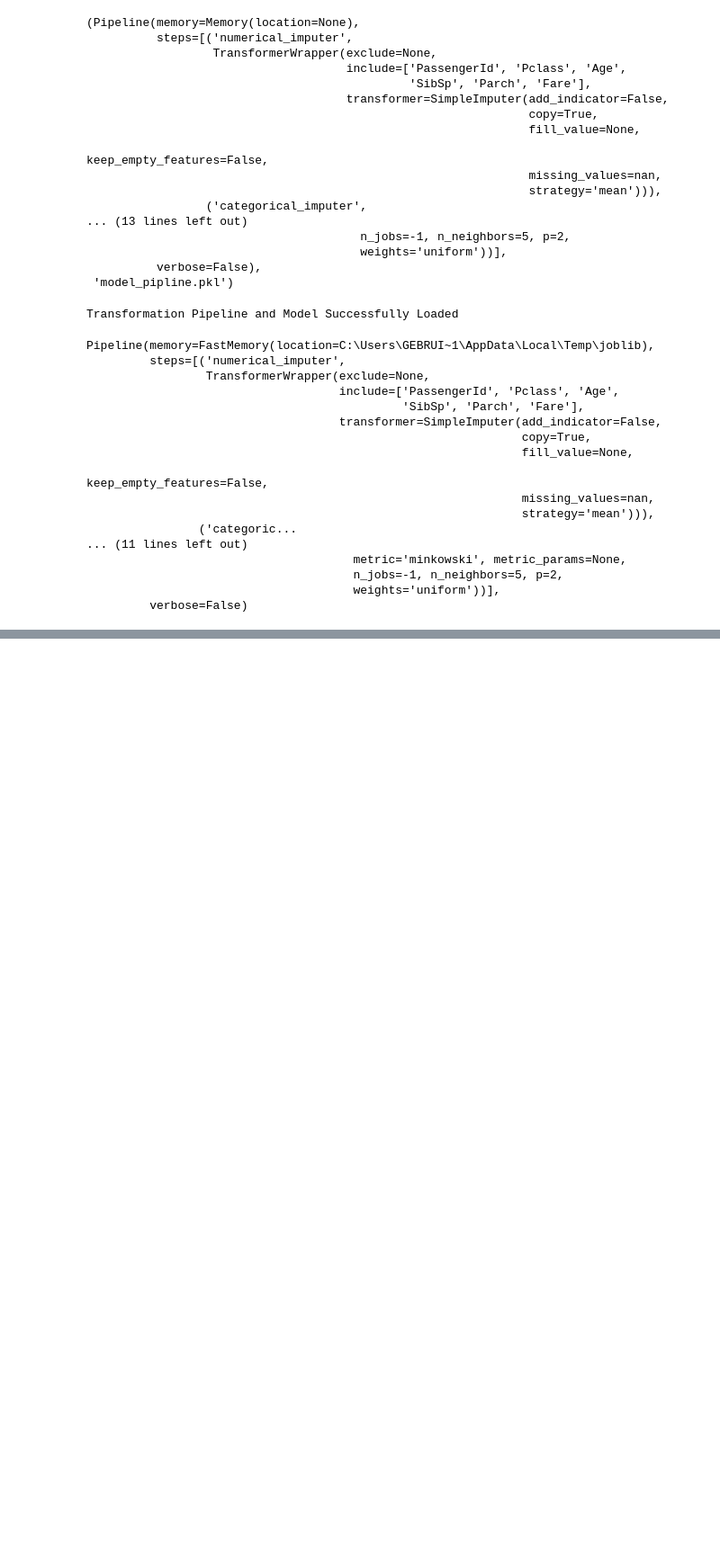
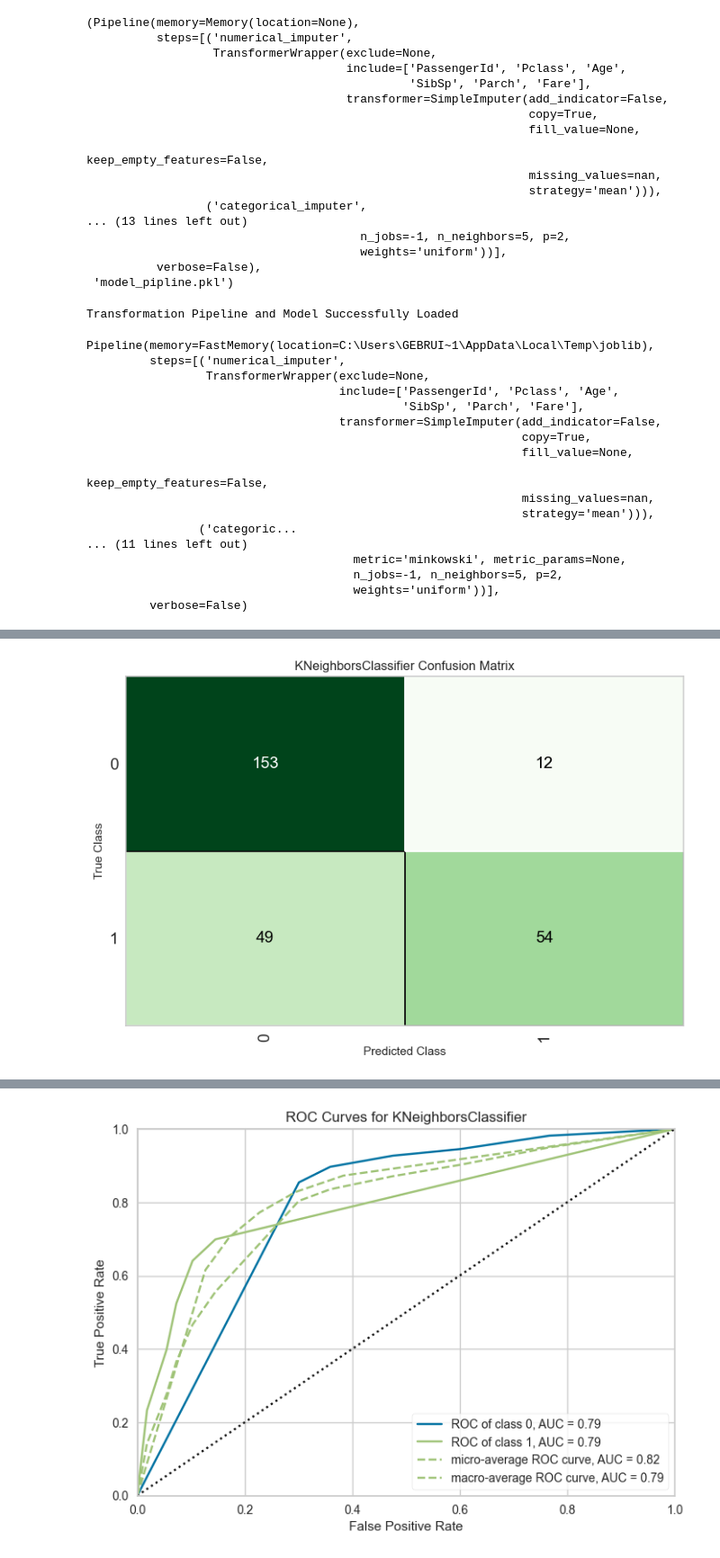
Before and after one commit to MarcelinaSiwka/MEM, a Jupyter notebook: Titanic/pycaret/titanic_pycaret.ipynb, the cells around one changed output, grey strips where cells are left out. Shown at 90% size. Drawn from its saved outputs; the diff is of its cells as text; code cells hidden in the pictures; blank space fills up the shorter version.

```diff
--- a/Titanic/pycaret/titanic_pycaret.ipynb
+++ b/Titanic/pycaret/titanic_pycaret.ipynb
@@ -190,3 +186,9 @@ Pipeline(memory=FastMemory(location=C:\Users\GEBRUI~1\AppData\Local\Temp\joblib)
                                       n_jobs=-1, n_neighbors=5, p=2,
                                       weights='uniform'))],
          verbose=False)
+# %%
+from pycaret.classification import *
+from pycaret.classification import plot_model
+plot_model(loaded_best_pipline, plot='confusion_matrix')
+plot_model(best, plot='auc')
+# %% [output]
@@ -192,0 +196 @@ Pipeline(memory=FastMemory(location=C:\Users\GEBRUI~1\AppData\Local\Temp\joblib)
+[figure, added]
@@ -192,0 +198 @@ Pipeline(memory=FastMemory(location=C:\Users\GEBRUI~1\AppData\Local\Temp\joblib)
+[figure, added]
```
Also changed, not shown: parts of 5 cells of this notebook, 5 other files.
